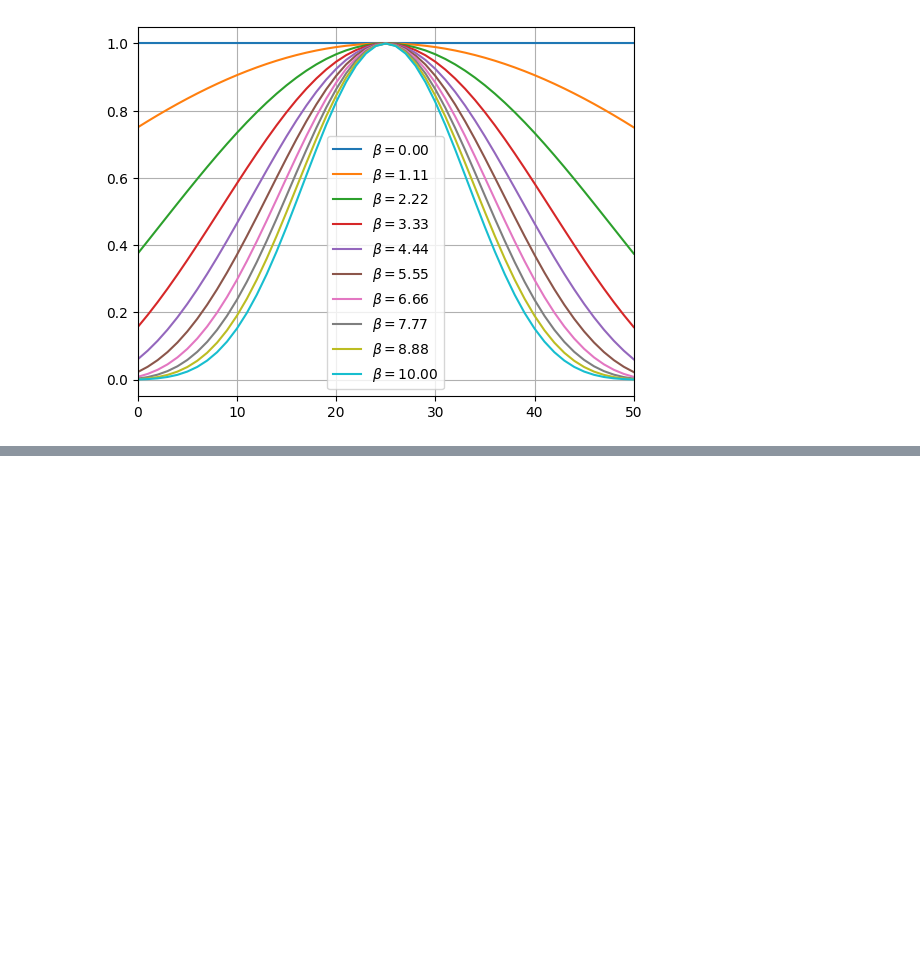
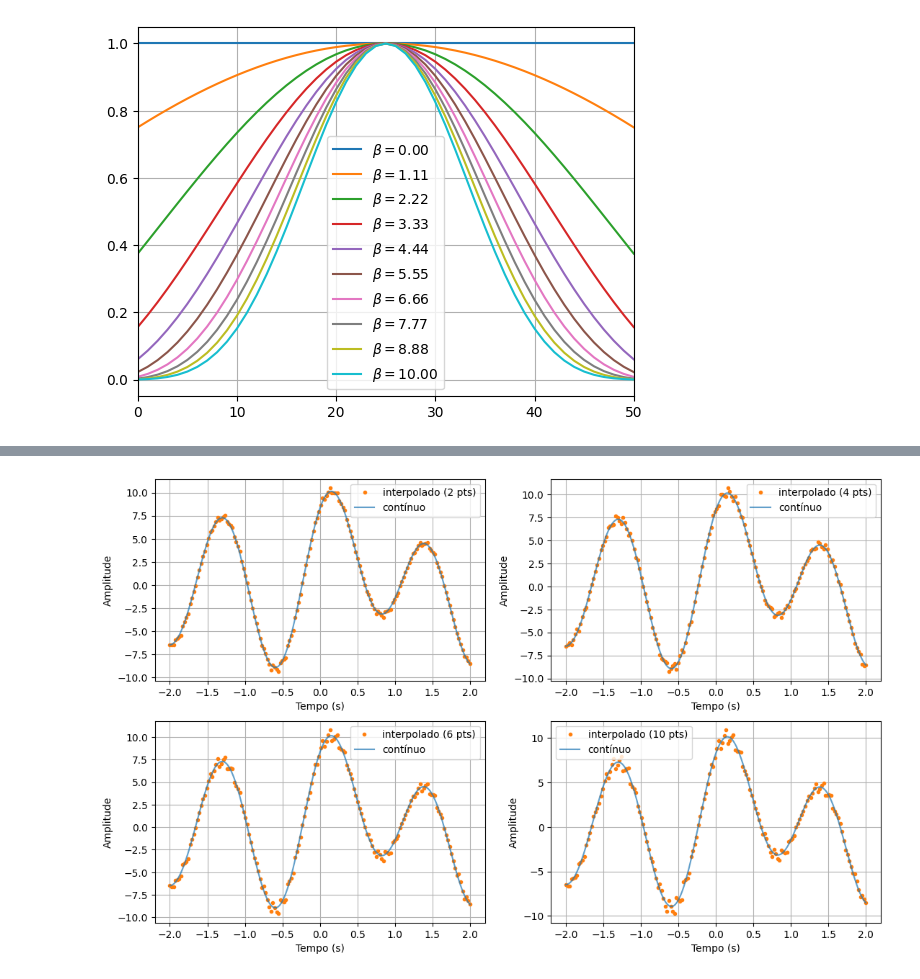
Before and after one commit to gabrielluizep/et-291, a Jupyter notebook: assignment-02/smoothing-window.ipynb, the cells around one changed output, grey strips where cells are left out. Cells and saved outputs as stored; diff of their text form; code cells hidden in the pictures; blank space fills up the shorter version.

Commit message:
feat: finished kernel interpolation and point target IDFT exercises

```diff
--- a/assignment-02/smoothing-window.ipynb
+++ b/assignment-02/smoothing-window.ipynb
@@ -22,0 +44,85 @@ plt.show()
+# %%
+from scipy.fft import fft, fftfreq, fftshift
+
+# Parâmetros
+fc = 5         # frequência de corte (Hz)
+fs = 2*fc      # frequência de amostragem (Hz)
+t_start = -2   # início do tempo (s)
+t_end = 2      # fim do tempo (s)
+N = int((t_end - t_start) * fs) + 1  # número de amostras para cobrir o intervalo de tempo
+
+# Sinal sinc contínuo
+tc = np.linspace(t_start, t_end, 2000)  # tempo contínuo
+x_cont = (
+    np.sin(fc * tc)
+    + 3 * np.cos(fc * tc)
+    + tc * np.sin(fc * tc)
+    + np.sin(fc / 2 * tc)
+    + np.cos(fc / 4 * tc)
+    + 2 * np.sin(fc * tc / 1.5)
+    + 1.5 * np.cos(fc * tc / 1.2)
+    + np.sin(fc * tc / 1.1)
+    + np.cos(fc * tc / 1.05)
+    + 0.5 * np.sin(fc * tc / 1.01)
+    + 0.8 * np.cos(fc * tc)
+    + 0.7 * np.sin(fc * tc / 2)
+    + 0.6 * np.cos(fc * tc / 3)
+    + 0.5 * np.sin(fc * tc / 4)
+    + 0.4 * np.cos(fc * tc / 5)
+)# Sinal sinc discreto (amostrado)
+n = np.arange(N)
+center = (N-1)/2
+t = (n - center) / fs
+x_disc = (
+    np.sin(fc * t)
+    + 3 * np.cos(fc * t)
+    + t * np.sin(fc * t)
+    + np.sin(fc / 2 * t)
+    + np.cos(fc / 4 * t)
+    + 2 * np.sin(fc * t / 1.5)
+    + 1.5 * np.cos(fc * t / 1.2)
+    + np.sin(fc * t / 1.1)
+    + np.cos(fc * t / 1.05)
+    + 0.5 * np.sin(fc * t / 1.01)
+    + 0.8 * np.cos(fc * t)
+    + 0.7 * np.sin(fc * t / 2)
+    + 0.6 * np.cos(fc * t / 3)
+    + 0.5 * np.sin(fc * t / 4)
+    + 0.4 * np.cos(fc * t / 5)
+)
+
+print(len(x_disc))
+# FFT do sinal discreto
+dt = 1.0 / fs
+X = fft(x_disc)
+X_shifted = fftshift(X)
+freqs = fftshift(fftfreq(N, d=dt))
+
+# FFT do sinal contínuo (amostrado finamente)
+dtc = tc[1] - tc[0]
+XC = fft(x_cont) * dtc
+XC_shifted = fftshift(XC)
+freqs_cont = fftshift(fftfreq(tc.size, d=dtc))
+
+# Normalização para comparação
+scale = np.max(np.abs(XC_shifted))
+scale_discrete = np.max(np.abs(X_shifted))
+X_plot = np.abs(X_shifted) / scale_discrete
+XC_plot = np.abs(XC_shifted) / scale
+
+fig, axs = plt.subplots(2, 2, figsize=(13, 8))
+kernel_sizes = [2, 4, 6, 10]  # Adiciona definição para evitar erro
+index = 0
+# Plota sinais interpolados para diferentes tamanhos de kernel
+for pts in kernel_sizes:
+
+    x_disc_interp = kernel_signal(x_disc, pts, fs)
+    t_interp = np.linspace(t[0], t[-1], len(x_disc_interp))
+    axs[index//2,index % 2].plot(t_interp, x_disc_interp, '.',color='C1', label=f'interpolado ({pts} pts)')
+    axs[index//2,index % 2].plot(tc, x_cont, '-', color='C0', alpha=0.7, label="contínuo")
+    axs[index//2,index % 2].set_xlabel("Tempo (s)")
+    axs[index//2,index % 2].set_ylabel("Amplitude")
+    axs[index//2,index % 2].grid(True)
+    axs[index//2,index % 2].legend()
+    index += 1
+# %% [output]
@@ -22,0 +130 @@ plt.show()
+[figure, added]
```
Also changed, not shown: parts of 9 cells of this notebook.
